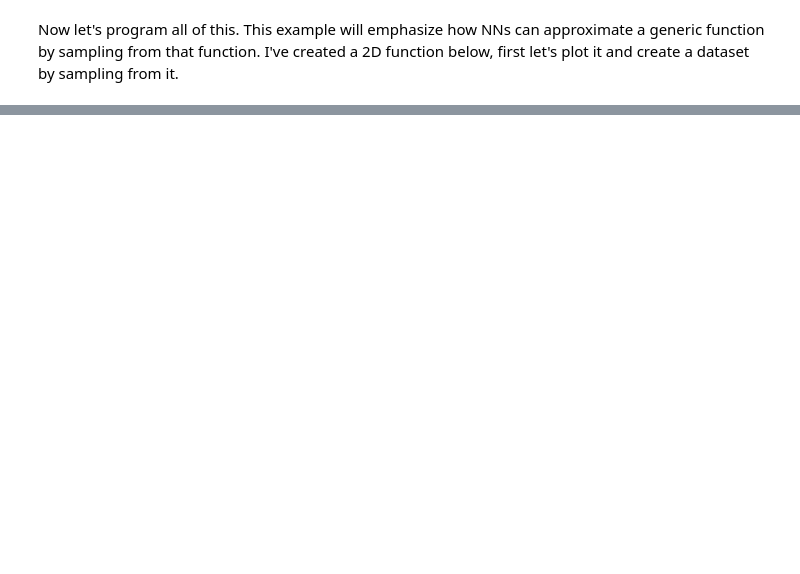
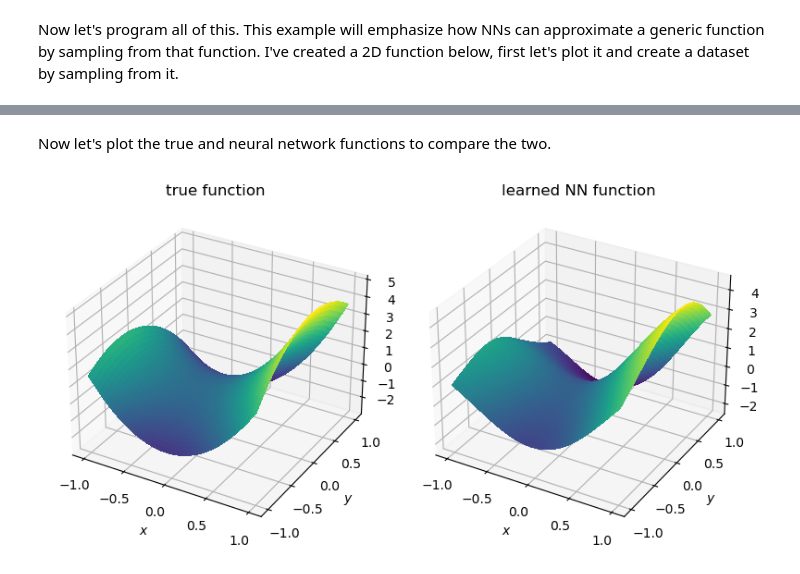
Before and after one commit to ARTS-Laboratory/Data-Processing-and-ML-Starter-Project, a Jupyter notebook: 07 - Neural Networks and Backpropagation/Neural Networks and Backpropagation.ipynb, the cells around one changed output, grey strips where cells are left out. Cells and saved outputs as stored; diff of their text form; code cells hidden in the pictures; blank space fills up the shorter version.

```diff
--- a/07 - Neural Networks and Backpropagation/Neural Networks and Backpropagation.ipynb
+++ b/07 - Neural Networks and Backpropagation/Neural Networks and Backpropagation.ipynb
@@ -49,0 +206,49 @@ The code above is hard-coded for a 3-layer MLP. Refactor it so that you can crea
+# %% [markdown]
+Now let's plot the true and neural network functions to compare the two.
+# %%
+def NN_forward_pass(x, y):
+    x = np.array([x, y]).reshape(2,1)
+
+    xi_1 = W_1@x + b_1
+    phi_1 = sigmoid(xi_1)
+    xi_2 = W_2@phi_1 + b_2
+    phi_2 = sigmoid(xi_2)
+    phi_3 = W_3@phi_2 + b_3
+
+    xi_1_mat[i_sample] = xi_1
+    xi_2_mat[i_sample] = xi_2
+    phi_1_mat[i_sample] = phi_1
+    phi_2_mat[i_sample] = phi_2
+    phi_3_mat[i_sample] = phi_3
+
+    return phi_3[0,0]
+
+x_bound = [-1, 1]
+y_bound = [-1, 1]
+
+fig, (ax1, ax2) = plt.subplots(1, 2, figsize=(8, 4), subplot_kw=dict(projection='3d'))
+
+x_axis = np.linspace(x_bound[0], x_bound[1], 100)
+y_axis = np.linspace(y_bound[0], y_bound[1], 100)
+
+x_mesh, y_mesh = np.meshgrid(x_axis, y_axis)
+f_true_mesh = np.zeros((100, 100))
+f_NN_mesh = np.zeros((100, 100))
+for i in range(100):
+    for j in range(100):
+        f_true_mesh[i,j] = f(x_mesh[i,j], y_mesh[i,j])
+        f_NN_mesh[i,j] = NN_forward_pass(x_mesh[i,j], y_mesh[i,j])
+
+ax1.plot_surface(x_mesh, y_mesh, f_true_mesh, cmap='viridis', antialiased=False)
+ax2.plot_surface(x_mesh, y_mesh, f_NN_mesh, cmap='viridis', antialiased=False)
+ax1.set_title('true function')
+ax1.set_xlabel('$x$')
+ax1.set_ylabel('$y$')
+ax1.set_zlabel('$z$')
+ax2.set_title('learned NN function')
+ax2.set_xlabel('$x$')
+ax2.set_ylabel('$y$')
+ax2.set_zlabel('$z$')
+plt.tight_layout()
+# %% [output]
+[figure, added]
```
Also changed, not shown: parts of 8 cells of this notebook.
